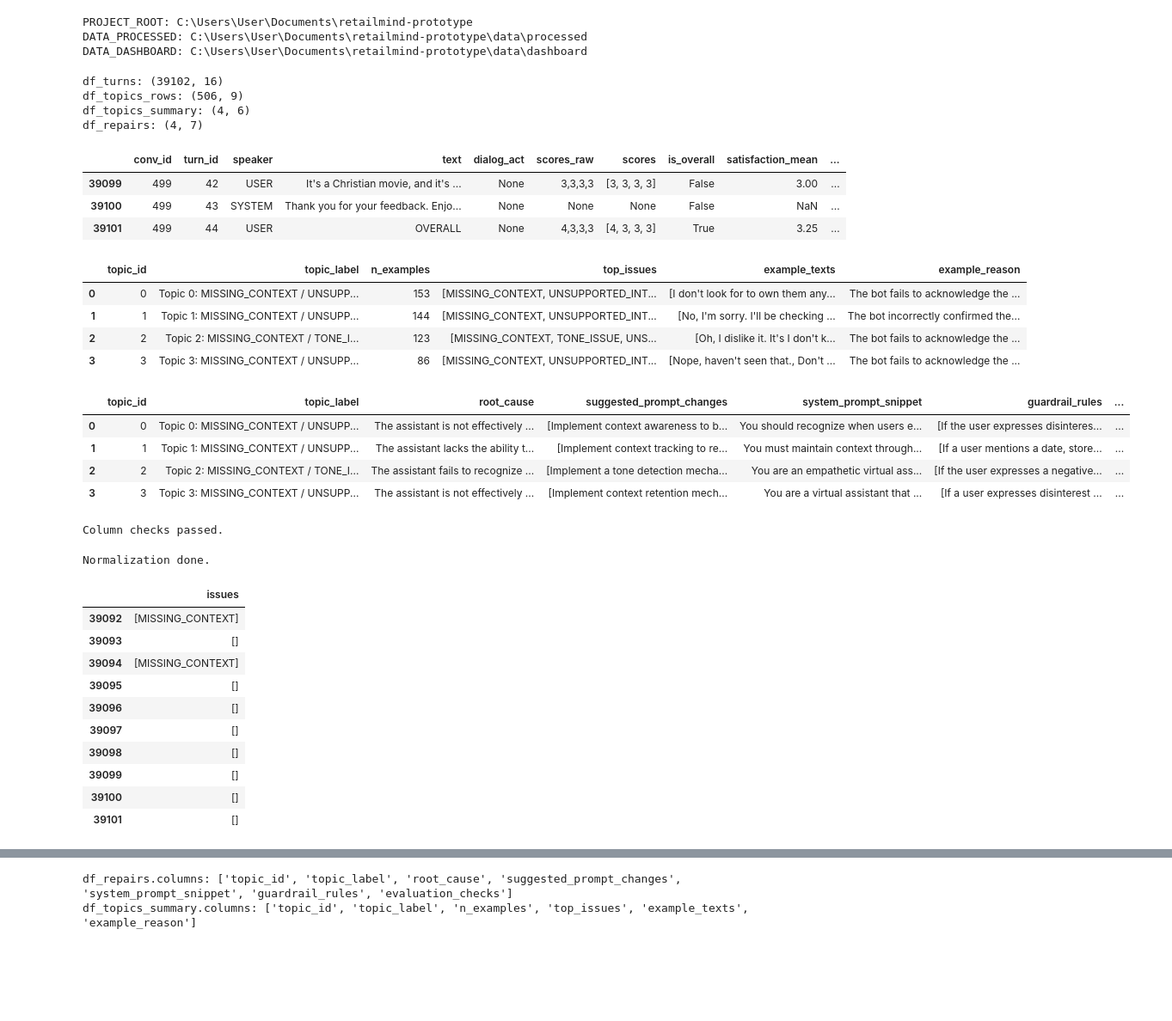
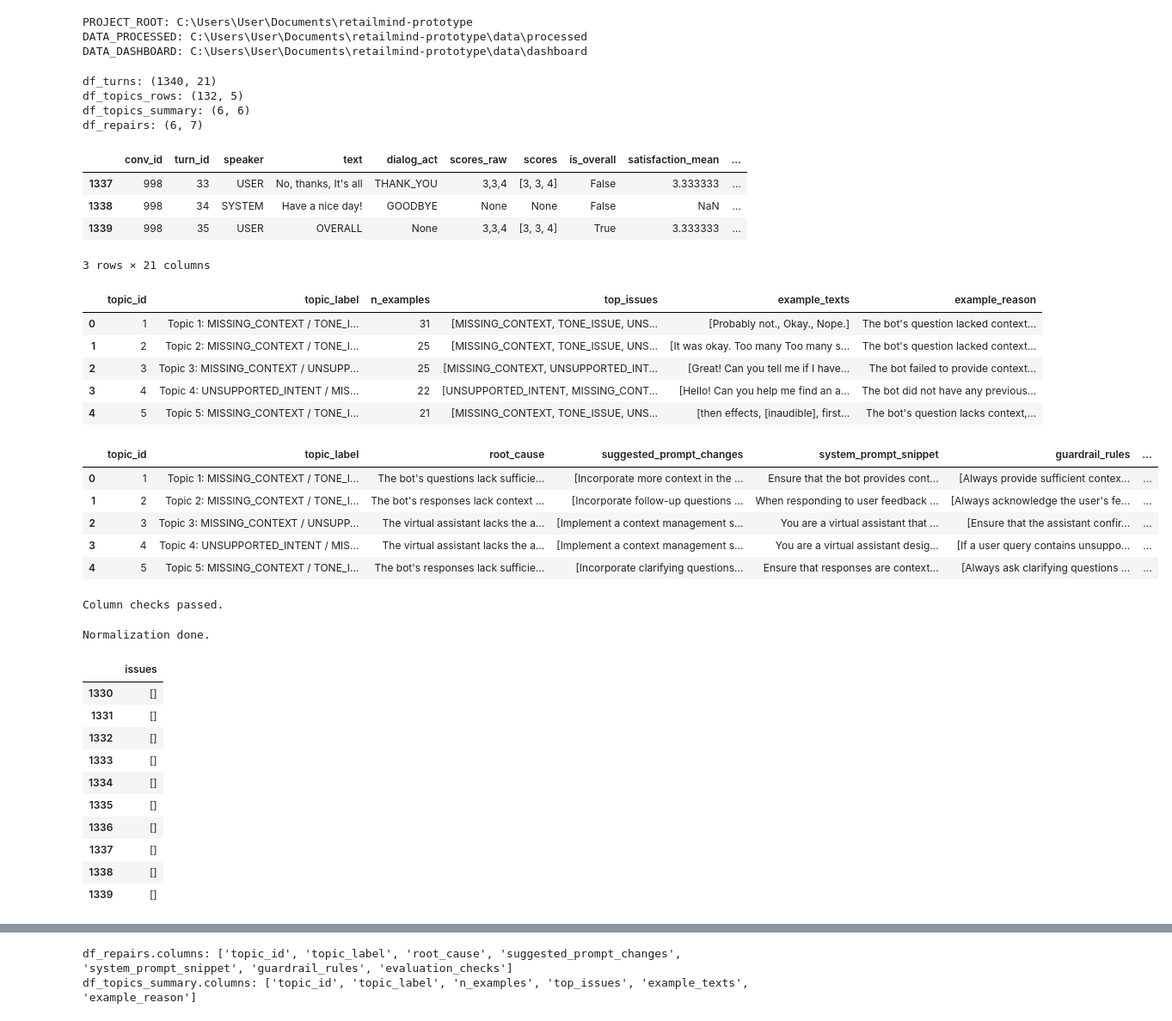
Before and after one commit to hadii-02/retailmind-prototype, a Jupyter notebook: notebooks/dashboard_export.ipynb, the cells around one changed output, grey strips where cells are left out. Shown at 86% size. Saved outputs shown, nothing was run; the diff lists cells and outputs as text; code cells hidden in the pictures; blank space fills up the shorter version.

```diff
--- a/notebooks/dashboard_export.ipynb
+++ b/notebooks/dashboard_export.ipynb
@@ -17,51 +17,48 @@ PROJECT_ROOT: C:\Users\User\Documents\retailmind-prototype
 DATA_PROCESSED: C:\Users\User\Documents\retailmind-prototype\data\processed
 DATA_DASHBOARD: C:\Users\User\Documents\retailmind-prototype\data\dashboard
 # %%
-# ===== Load processed artifacts for the dashboard export =====
-# Turns: full dataset with issue tags (all turns)
-turns_path = DATA_PROCESSED / "uss_english_issue_tagged.parquet"
-
-# Topic clustering outputs (LLM subset)
+turns_path = DATA_PROCESSED / "uss_english_issue_tagged_llm_subset.parquet"
 topics_row_path = DATA_PROCESSED / "uss_english_topics_rows_llm_subset.parquet"
 topics_summary_path = DATA_PROCESSED / "uss_english_topics_summary_llm_subset.parquet"
-turns_topics_path = DATA_PROCESSED / "uss_english_turns_topics_llm_subset.parquet"  # optional, but often useful
+repairs_path = DATA_PROCESSED / "uss_english_prompt_repairs_llm_subset.parquet"
 
-# Prompt repair outputs (LLM subset)
-repairs_path = DATA_PROCESSED / "uss_english_prompt_repairs_llm_subset.parquet"
 
 df_turns = pd.read_parquet(turns_path)
 df_topics_rows = pd.read_parquet(topics_row_path)
 df_topics_summary = pd.read_parquet(topics_summary_path)
 df_repairs = pd.read_parquet(repairs_path)
 
 print("df_turns:", df_turns.shape)
 print("df_topics_rows:", df_topics_rows.shape)
 print("df_topics_summary:", df_topics_summary.shape)
 print("df_repairs:", df_repairs.shape)
 
 # Quick check: turns are full dataset; topics/repairs are only for the clustered subset
 display(df_turns.tail(3))
 display(df_topics_summary.head(5))
 display(df_repairs.head(5))
 # %% [output]
-df_turns: (39102, 16)
-df_topics_rows: (506, 9)
-df_topics_summary: (4, 6)
-df_repairs: (4, 7)
+df_turns: (1340, 21)
+df_topics_rows: (132, 5)
+df_topics_summary: (6, 6)
+df_repairs: (6, 7)
 |  | conv_id | turn_id | speaker | text | dialog_act | scores_raw | scores | is_overall | satisfaction_mean | ... |
-| 39099 | 499 | 42 | USER | It's a Christian movie, and it's ... | None | 3,3,3,3 | [3, 3, 3, 3] | False | 3.00 | ... |
-| 39100 | 499 | 43 | SYSTEM | Thank you for your feedback. Enjo... | None | None | None | False | NaN | ... |
-| 39101 | 499 | 44 | USER | OVERALL | None | 4,3,3,3 | [4, 3, 3, 3] | True | 3.25 | ... |
+| 1337 | 998 | 33 | USER | No, thanks, It's all | THANK_YOU | 3,3,4 | [3, 3, 4] | False | 3.333333 | ... |
+| 1338 | 998 | 34 | SYSTEM | Have a nice day! | GOODBYE | None | None | False | NaN | ... |
+| 1339 | 998 | 35 | USER | OVERALL | None | 3,3,4 | [3, 3, 4] | True | 3.333333 | ... |
+3 rows × 21 columns
 |  | topic_id | topic_label | n_examples | top_issues | example_texts | example_reason |
-| 0 | 0 | Topic 0: MISSING_CONTEXT / UNSUPP... | 153 | [MISSING_CONTEXT, UNSUPPORTED_INT... | [I don't look for to own them any... | The bot fails to acknowledge the ... |
-| 1 | 1 | Topic 1: MISSING_CONTEXT / UNSUPP... | 144 | [MISSING_CONTEXT, UNSUPPORTED_INT... | [No, I'm sorry. I'll be checking ... | The bot incorrectly confirmed the... |
-| 2 | 2 | Topic 2: MISSING_CONTEXT / TONE_I... | 123 | [MISSING_CONTEXT, TONE_ISSUE, UNS... | [Oh, I dislike it. It's I don't k... | The bot fails to acknowledge the ... |
-| 3 | 3 | Topic 3: MISSING_CONTEXT / UNSUPP... | 86 | [MISSING_CONTEXT, UNSUPPORTED_INT... | [Nope, haven't seen that., Don't ... | The bot fails to acknowledge the ... |
+| 0 | 1 | Topic 1: MISSING_CONTEXT / TONE_I... | 31 | [MISSING_CONTEXT, TONE_ISSUE, UNS... | [Probably not., Okay., Nope.] | The bot's question lacked context... |
+| 1 | 2 | Topic 2: MISSING_CONTEXT / TONE_I... | 25 | [MISSING_CONTEXT, TONE_ISSUE, UNS... | [It was okay. Too many Too many s... | The bot's question lacked context... |
+| 2 | 3 | Topic 3: MISSING_CONTEXT / UNSUPP... | 25 | [MISSING_CONTEXT, UNSUPPORTED_INT... | [Great! Can you tell me if I have... | The bot failed to provide context... |
+| 3 | 4 | Topic 4: UNSUPPORTED_INTENT / MIS... | 22 | [UNSUPPORTED_INTENT, MISSING_CONT... | [Hello! Can you help me find an a... | The bot did not have any previous... |
+| 4 | 5 | Topic 5: MISSING_CONTEXT / TONE_I... | 21 | [MISSING_CONTEXT, TONE_ISSUE, UNS... | [then effects, [inaudible], first... | The bot's question lacks context,... |
 |  | topic_id | topic_label | root_cause | suggested_prompt_changes | system_prompt_snippet | guardrail_rules | ... |
-| 0 | 0 | Topic 0: MISSING_CONTEXT / UNSUPP... | The assistant is not effectively ... | [Implement context awareness to b... | You should recognize when users e... | [If the user expresses disinteres... | ... |
-| 1 | 1 | Topic 1: MISSING_CONTEXT / UNSUPP... | The assistant lacks the ability t... | [Implement context tracking to re... | You must maintain context through... | [If a user mentions a date, store... | ... |
-| 2 | 2 | Topic 2: MISSING_CONTEXT / TONE_I... | The assistant fails to recognize ... | [Implement a tone detection mecha... | You are an empathetic virtual ass... | [If the user expresses a negative... | ... |
-| 3 | 3 | Topic 3: MISSING_CONTEXT / UNSUPP... | The assistant is not effectively ... | [Implement context retention mech... | You are a virtual assistant that ... | [If a user expresses disinterest ... | ... |
+| 0 | 1 | Topic 1: MISSING_CONTEXT / TONE_I... | The bot's questions lack sufficie... | [Incorporate more context in the ... | Ensure that the bot provides cont... | [Always provide sufficient contex... | ... |
+| 1 | 2 | Topic 2: MISSING_CONTEXT / TONE_I... | The bot's responses lack context ... | [Incorporate follow-up questions ... | When responding to user feedback ... | [Always acknowledge the user's fe... | ... |
+| 2 | 3 | Topic 3: MISSING_CONTEXT / UNSUPP... | The virtual assistant lacks the a... | [Implement a context management s... | You are a virtual assistant that ... | [Ensure that the assistant confir... | ... |
+| 3 | 4 | Topic 4: UNSUPPORTED_INTENT / MIS... | The virtual assistant lacks the a... | [Implement a context management s... | You are a virtual assistant desig... | [If a user query contains unsuppo... | ... |
+| 4 | 5 | Topic 5: MISSING_CONTEXT / TONE_I... | The bot's responses lack sufficie... | [Incorporate clarifying questions... | Ensure that responses are context... | [Always ask clarifying questions ... | ... |
 # %%
 required_turns_cols = {"dataset", "conv_id", "turn_id", "speaker", "text", "low_satisfaction", "issues", "severity", "reason"}
 missing = required_turns_cols - set(df_turns.columns)
@@ -115,16 +112,16 @@ df_turns[["issues"]].tail(10)
 # %% [output]
 Normalization done.
 |  | issues |
-| 39092 | [MISSING_CONTEXT] |
-| 39093 | [] |
-| 39094 | [MISSING_CONTEXT] |
-| 39095 | [] |
-| 39096 | [] |
-| 39097 | [] |
-| 39098 | [] |
-| 39099 | [] |
-| 39100 | [] |
-| 39101 | [] |
+| 1330 | [] |
+| 1331 | [] |
+| 1332 | [] |
+| 1333 | [] |
+| 1334 | [] |
+| 1335 | [] |
+| 1336 | [] |
+| 1337 | [] |
+| 1338 | [] |
+| 1339 | [] |
 # %%
 # ===== Enrich turns with topic_id (topics exist only for clustered subset) =====
 
```
Also changed, not shown: parts of 8 cells of this notebook, 11 other files.
